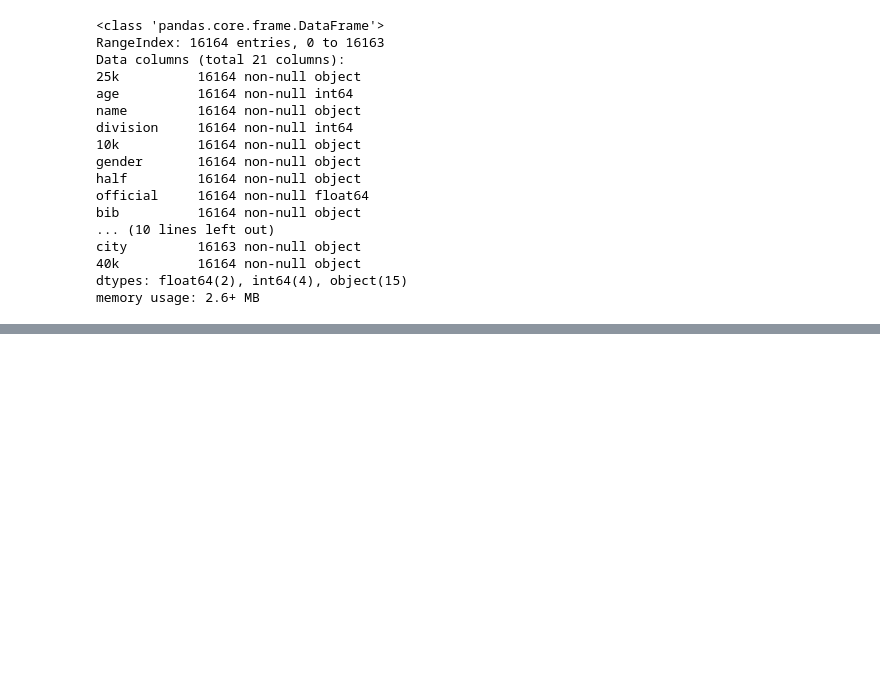
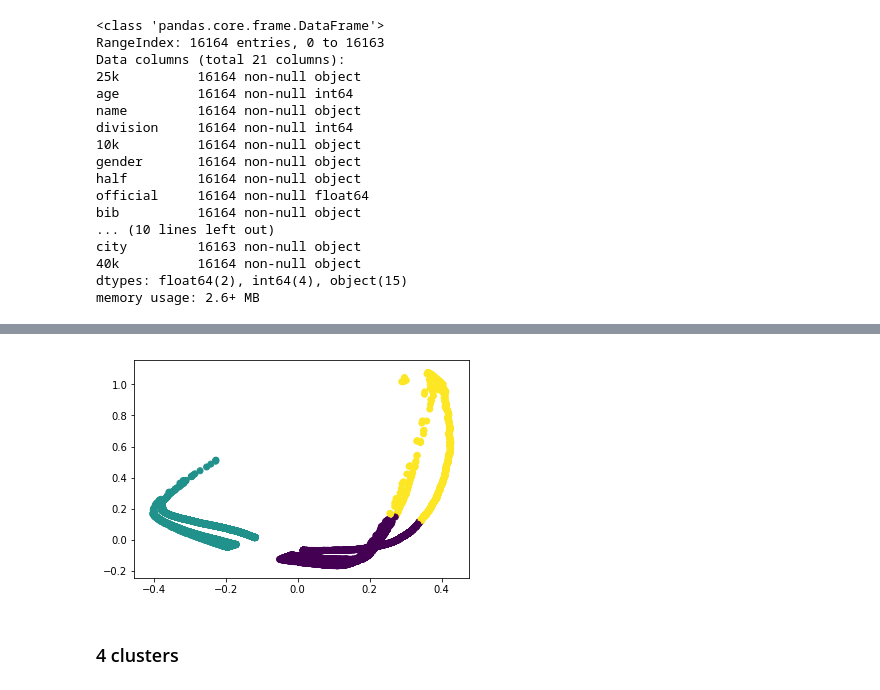
Before and after one commit to mattxushuai/Thinkful-DS, a Jupyter notebook: Boston marathon.ipynb, the cells around one changed output, grey strips where cells are left out. Drawn from its saved outputs; the diff is of its cells as text; code cells hidden in the pictures; blank space fills up the shorter version.

```diff
--- a/Boston marathon.ipynb
+++ b/Boston marathon.ipynb
@@ -38,0 +155,9 @@ memory usage: 2.6+ MB
+# %%
+y_pred3 = KMeans(n_clusters=3, random_state=101).fit_predict(df_pca)
+# %%
+plt.scatter(df_pca[:, 0], df_pca[:, 1], c=y_pred3)
+plt.show()
+# %% [output]
+[figure, added]
+# %% [markdown]
+### 4 clusters
```
Also changed, not shown: parts of 31 cells of this notebook.
